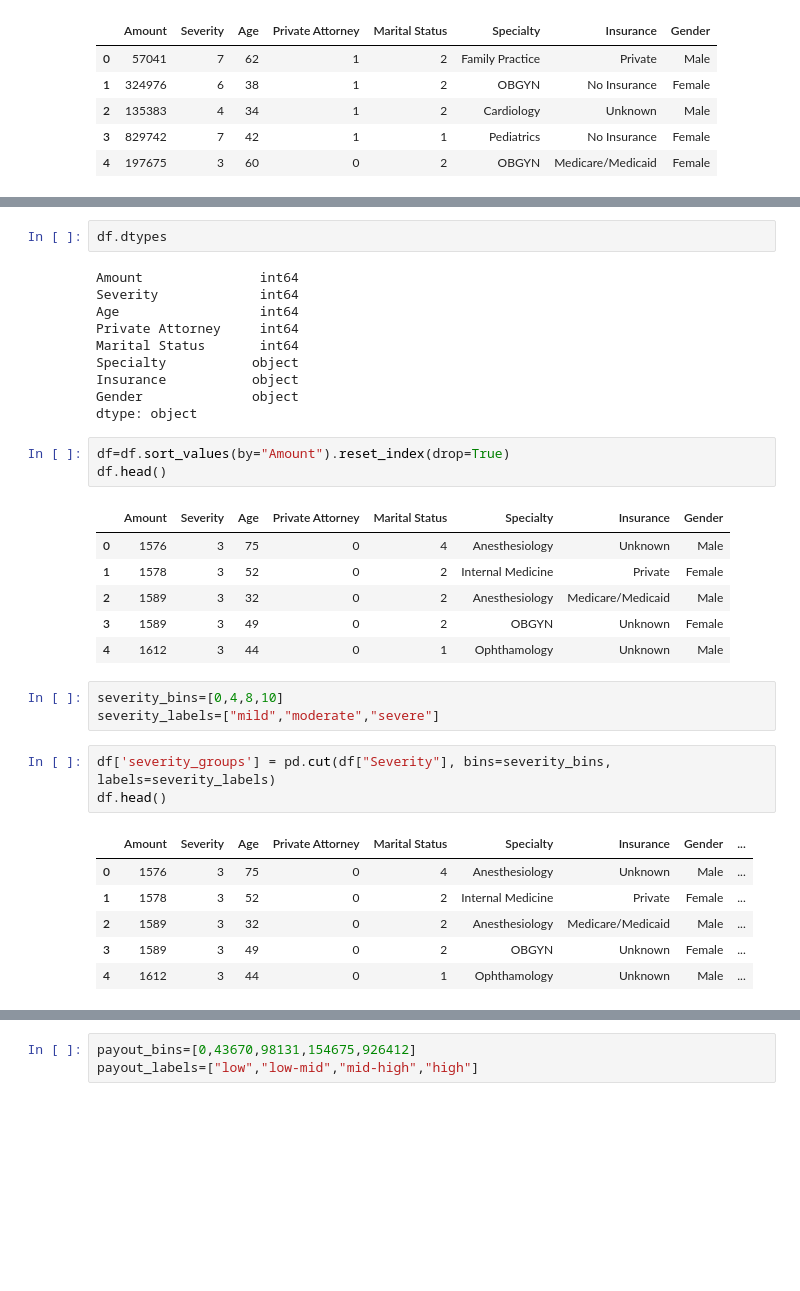
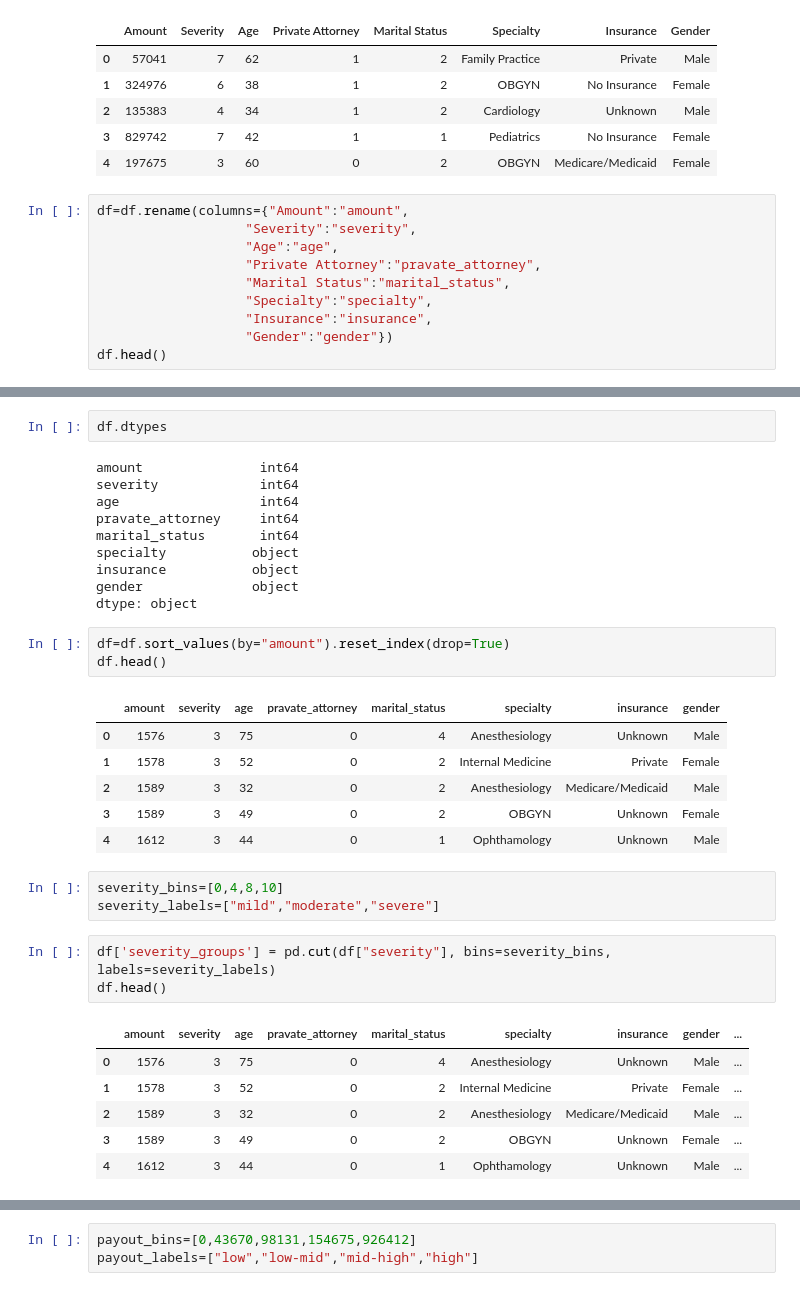
Before and after one commit to shannonmarie126/malpractice-analysis, a Jupyter notebook: malpractice_cleaning.ipynb, the cells around one changed output, grey strips where cells are left out. Cells and saved outputs as stored; diff of their text form; blank space fills up the shorter version.

```diff
--- a/malpractice_cleaning.ipynb
+++ b/malpractice_cleaning.ipynb
@@ -10,3 +16,13 @@ df.head()
 | 2 | 135383 | 4 | 34 | 1 | 2 | Cardiology | Unknown | Male |
 | 3 | 829742 | 7 | 42 | 1 | 1 | Pediatrics | No Insurance | Female |
 | 4 | 197675 | 3 | 60 | 0 | 2 | OBGYN | Medicare/Medicaid | Female |
+# %%
+df=df.rename(columns={"Amount":"amount",
+                   "Severity":"severity",
+                   "Age":"age",
+                   "Private Attorney":"pravate_attorney",
+                   "Marital Status":"marital_status",
+                   "Specialty":"specialty",
+                   "Insurance":"insurance",
+                   "Gender":"gender"})
+df.head()
@@ -13,20 +36,20 @@ df.head()
 # %%
 df.dtypes
 # %% [output]
-Amount               int64
-Severity             int64
-Age                  int64
-Private Attorney     int64
-Marital Status       int64
-Specialty           object
-Insurance           object
-Gender              object
+amount               int64
+severity             int64
+age                  int64
+pravate_attorney     int64
+marital_status       int64
+specialty           object
+insurance           object
+gender              object
 dtype: object
 # %%
-df=df.sort_values(by="Amount").reset_index(drop=True)
+df=df.sort_values(by="amount").reset_index(drop=True)
 df.head()
 # %% [output]
-|  | Amount | Severity | Age | Private Attorney | Marital Status | Specialty | Insurance | Gender |
+|  | amount | severity | age | pravate_attorney | marital_status | specialty | insurance | gender |
 | 0 | 1576 | 3 | 75 | 0 | 4 | Anesthesiology | Unknown | Male |
 | 1 | 1578 | 3 | 52 | 0 | 2 | Internal Medicine | Private | Female |
 | 2 | 1589 | 3 | 32 | 0 | 2 | Anesthesiology | Medicare/Medicaid | Male |
@@ -36,10 +59,10 @@ df.head()
 severity_bins=[0,4,8,10]
 severity_labels=["mild","moderate","severe"]
 # %%
-df['severity_groups'] = pd.cut(df["Severity"], bins=severity_bins, labels=severity_labels)
+df['severity_groups'] = pd.cut(df["severity"], bins=severity_bins, labels=severity_labels)
 df.head()
 # %% [output]
-|  | Amount | Severity | Age | Private Attorney | Marital Status | Specialty | Insurance | Gender | ... |
+|  | amount | severity | age | pravate_attorney | marital_status | specialty | insurance | gender | ... |
 | 0 | 1576 | 3 | 75 | 0 | 4 | Anesthesiology | Unknown | Male | ... |
 | 1 | 1578 | 3 | 52 | 0 | 2 | Internal Medicine | Private | Female | ... |
 | 2 | 1589 | 3 | 32 | 0 | 2 | Anesthesiology | Medicare/Medicaid | Male | ... |
```
Also changed, not shown: parts of 21 cells of this notebook, 2 other files.
